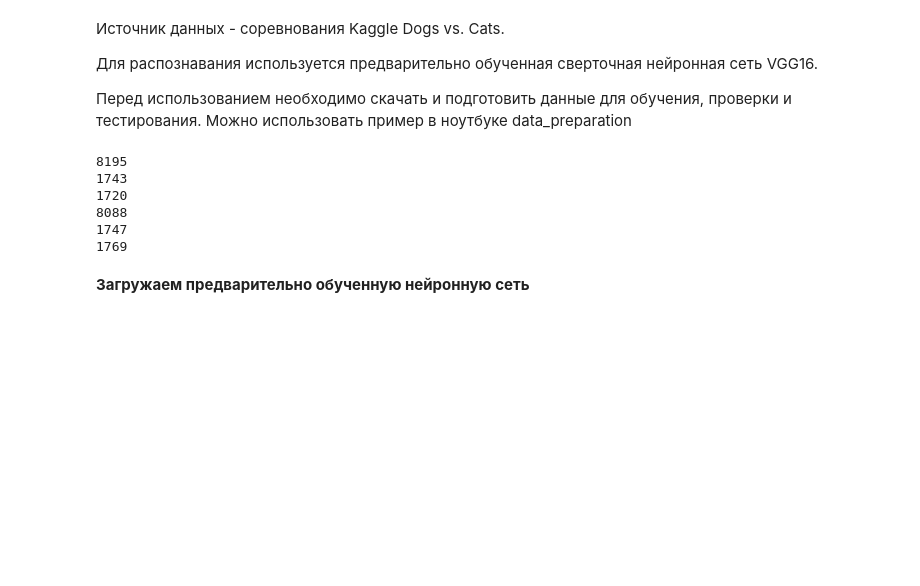
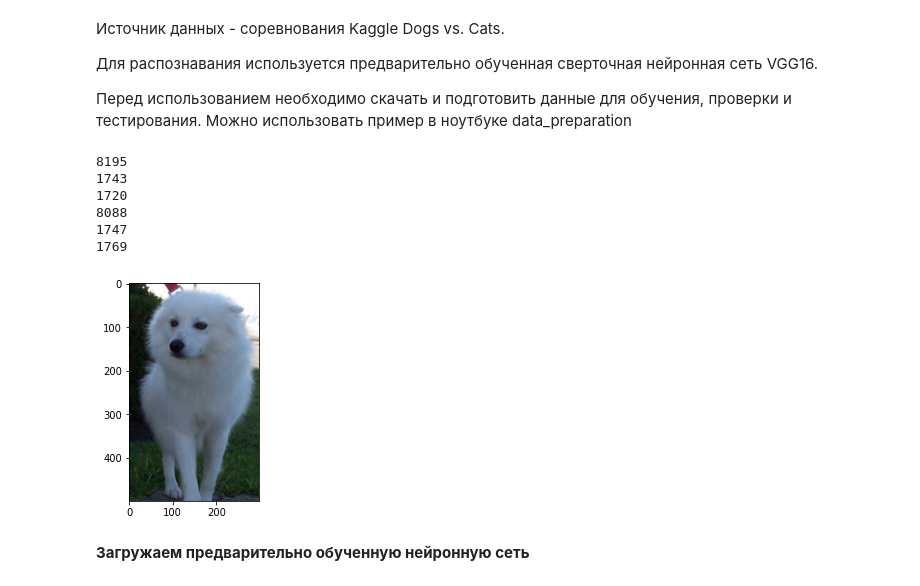
Before and after one commit to vasiliyeskin/MachineLearningExperiences, a Jupyter notebook: transfer_learning/cats_and_dogs_vgg16_transfer.ipynb, the cells around one changed output. Drawn from its saved outputs; the diff is of its cells as text; code cells hidden in the pictures; blank space fills up the shorter version.

```diff
--- a/transfer_learning/cats_and_dogs_vgg16_transfer.ipynb
+++ b/transfer_learning/cats_and_dogs_vgg16_transfer.ipynb
@@ -156,6 +157,19 @@ from tensorflow.keras.optimizers import Adam
 8088
 1747
 1769
+# %%
+# !ls /content/traindata/jpegs_train/PetImages/Dog/
+# отрисовка изображений
+import matplotlib.pyplot as plt
+import matplotlib.image as mpimg
+img = mpimg.imread('/content/traindata/jpegs_train/PetImages/Dog/31.jpg')
+imgplot = plt.imshow(img)
+plt.show()
+img = mpimg.imread('/content/traindata/jpegs_train/PetImages/Cat/31.jpg')
+imgplot = plt.imshow(img)
+plt.show()
+# %% [output]
+[figure, added]
 # %%
 # # Каталог с данными для обучения
 # train_dir = 'train'
```
Also changed, not shown: parts of 10 cells of this notebook.
